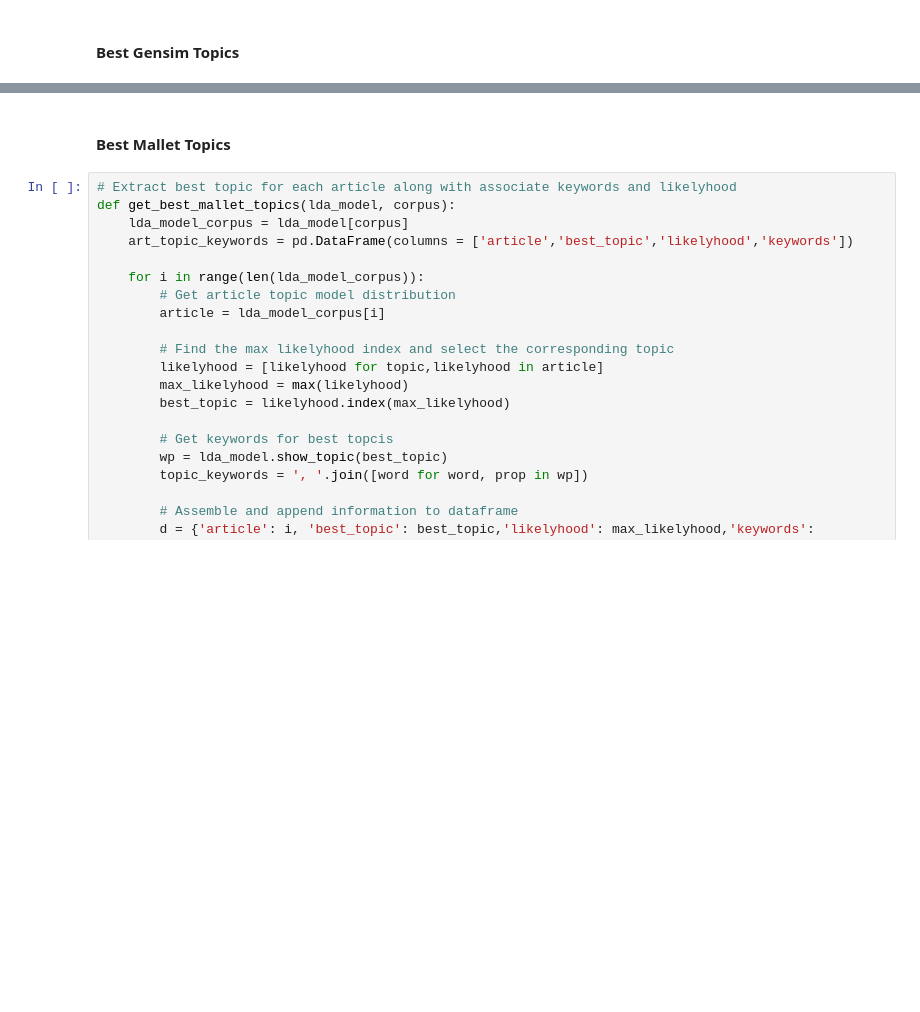
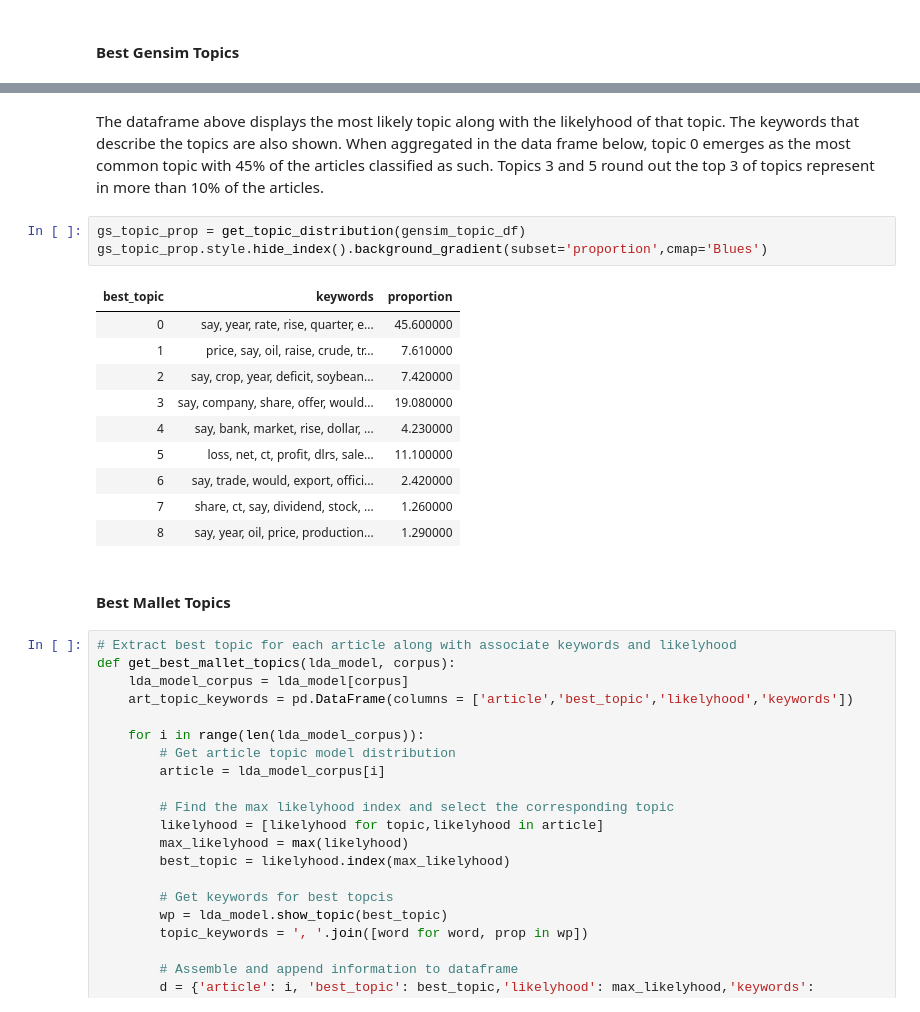
Before and after one commit to JeremyOBrien16/CUNY_DATA_620, a Jupyter notebook: ProjectFinal/data620project_final.ipynb, the cells around one changed output, grey strips where cells are left out. Drawn from its saved outputs; the diff is of its cells as text; blank space fills up the shorter version.

```diff
--- a/ProjectFinal/data620project_final.ipynb
+++ b/ProjectFinal/data620project_final.ipynb
@@ -548,3 +564,19 @@ gensim_topic_df
+# %% [markdown]
+The dataframe above displays the most likely topic along with the likelyhood of that topic. The keywords that describe the topics are also shown. When aggregated in the data frame below, topic 0 emerges as the most common topic with 45% of the articles classified as such. Topics 3 and 5 round out the top 3 of topics represent in more than 10% of the articles.
+# %%
+gs_topic_prop = get_topic_distribution(gensim_topic_df)
+gs_topic_prop.style.hide_index().background_gradient(subset='proportion',cmap='Blues')
+# %% [output]
+| best_topic | keywords | proportion |
+| 0 | say, year, rate, rise, quarter, e... | 45.600000 |
+| 1 | price, say, oil, raise, crude, tr... | 7.610000 |
+| 2 | say, crop, year, deficit, soybean... | 7.420000 |
+| 3 | say, company, share, offer, would... | 19.080000 |
+| 4 | say, bank, market, rise, dollar, ... | 4.230000 |
+| 5 | loss, net, ct, profit, dlrs, sale... | 11.100000 |
+| 6 | say, trade, would, export, offici... | 2.420000 |
+| 7 | share, ct, say, dividend, stock, ... | 1.260000 |
+| 8 | say, year, oil, price, production... | 1.290000 |
 # %% [markdown]
 #### Best Mallet Topics
 # %%
```
Also changed, not shown: parts of 25 cells of this notebook.
